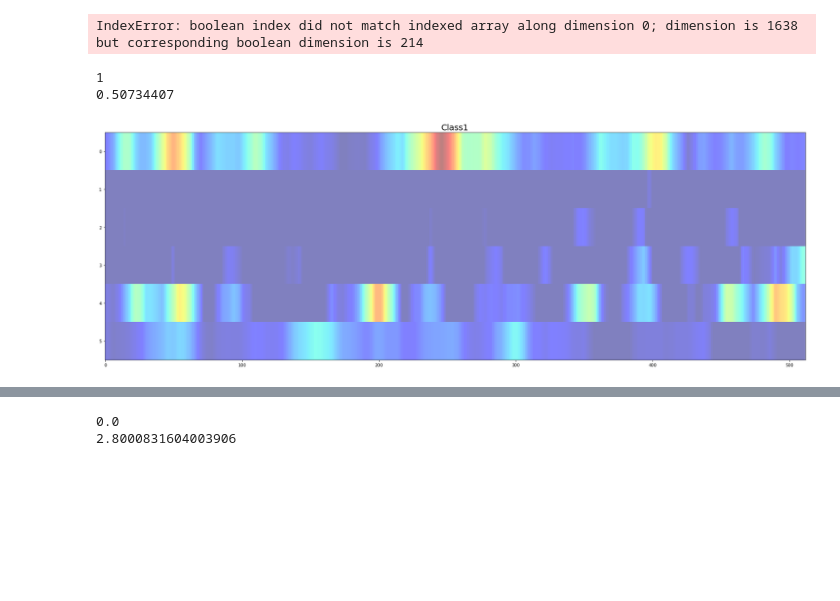
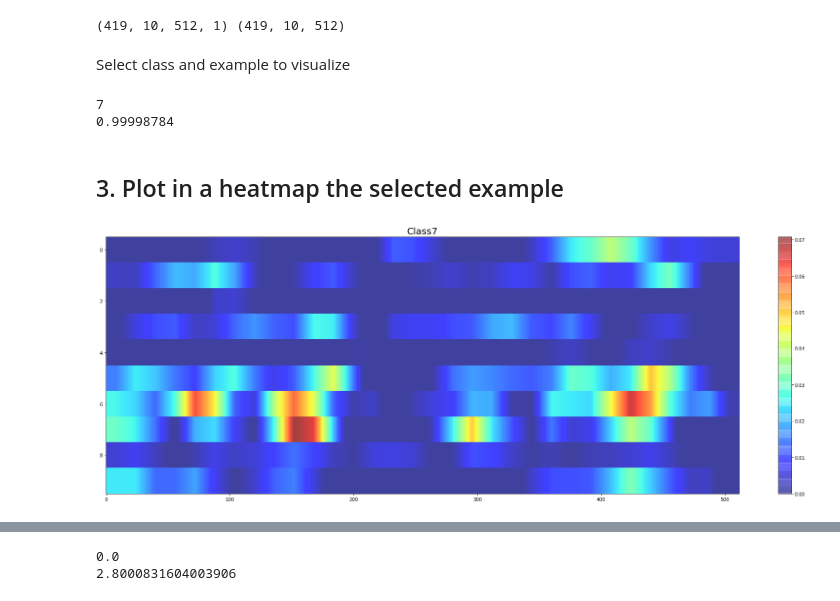
Before and after one commit to noemi-gozzi/Thesis-XAI, a Jupyter notebook: src/visualization/EMG gradcam.ipynb, the cells around one changed output, grey strips where cells are left out. Cells and saved outputs as stored; diff of their text form; code cells hidden in the pictures; blank space fills up the shorter version.

Commit message:
Notebooks for Gradcam visualization ordered and changed to plot final results

```diff
--- a/src/visualization/EMG gradcam.ipynb
+++ b/src/visualization/EMG gradcam.ipynb
@@ -13,6 +30,4 @@ root_path = "C:\\Users\\noemi\\Desktop\\university\\university\\tesi\\Thesis-XAI
 # %%
-with open(root_path + '/resources/data_deep/data_ordered/Xtest_big.pkl', 'rb') as f:
-    Xtest = pickle.load(f)
 Xtestset_drop=[]
 for patient in range(11):
     X_tmp=np.zeros((len(Xtest[patient]), 6, 512,1))
@@ -22,8 +40,6 @@ for patient in range(11):
 # %%
-patient=1
-path = root_path + "/resources/GRAD-CAM method 2/6 channels 2conv/gradcam_results_patient{}_conv_2D_6channels.pkl".format(patient)
+#gradcam
+patient=0
+path = root_path + "/resources/Grad-CAM method 2/conv1D ordered/gradcam_results_patient{}_conv_1D_method2.pkl".format(patient)
 with open(path, 'rb') as f:
     gradcam = pickle.load(f)
-
-saved_model = load_model(root_path + '/resources/new_models/Conv2D_6channels_pat_{}.h5'.format(patient),
-                         custom_objects={'RReLU': RReLU})
@@ -42,31 +64,35 @@ for label in np.unique(labels_preds):
-# %%
-Xtest_list = []
-for label in range(8):
-    #Xtest_list.append(Xtestset_drop[patient][ytest[patient]-1 == label])
-    Xtest_list.append(Xtestset_drop[patient][labels_preds == label])
-# %% [output]
-IndexError: boolean index did not match indexed array along dimension 0; dimension is 1638 but corresponding boolean dimension is 214
+# %%
+print(Xtest_list[0].shape, gradcam[0]["gradcam_values"].shape)
+# %% [output]
+(419, 10, 512, 1) (419, 10, 512)
+# %% [markdown]
+Select class and example to visualize
+# %%
+cls=7
+ex=50
 # %%
-cls=1
 gradcam_value = gradcam[cls]["gradcam_values"]
 preds_tmp = saved_model.predict(Xtest_list[cls])[:, cls]
 preds = saved_model.predict(Xtest_list[cls])
 labels_preds = np.argmax((preds), axis=1)
-ex=50
 print(labels_preds[ex])
-
 print(preds_tmp[ex])
 #gradcam_value[ex, :, :] = (gradcam_value[ex, :, :])
 # %% [output]
-1
-0.50734407
+7
+0.99998784
+# %% [markdown]
+## 3. Plot in a heatmap the selected example
 # %%
 max_val=np.max(gradcam_value[ex, :, :])
 min_val=np.min(gradcam_value[ex, :, :])
+
 plt.figure(figsize=(30, 10))
 plt.imshow((gradcam_value[ex, :, :] - min_val) / (max_val - min_val), cmap='jet', aspect='auto', alpha=0.5)
-#plt.savefig(root_path + "/resources/GRAD-CAM method 2/6 channels 2conv/gradcam_patient{}_label{}_conv5.jpg".format(patient, cls))
+plt.imshow(gradcam_value[ex, :, :], cmap='jet', aspect='auto', alpha=0.5)
+plt.colorbar(cmap=gradcam_value[ex, :, :])
+plt.savefig(root_path + "/resources/GRAD-CAM method 2/gradcam_patient{}_ex_{}_label{}_conv1D.jpg".format(patient,ex, cls))
 plt.title("Class{}".format(cls), fontsize=20)
 plt.show()
 # %% [output]
-[figure, old version]
+[figure, new version]
```
Also changed, not shown: parts of 13 cells of this notebook, 1 other file.
